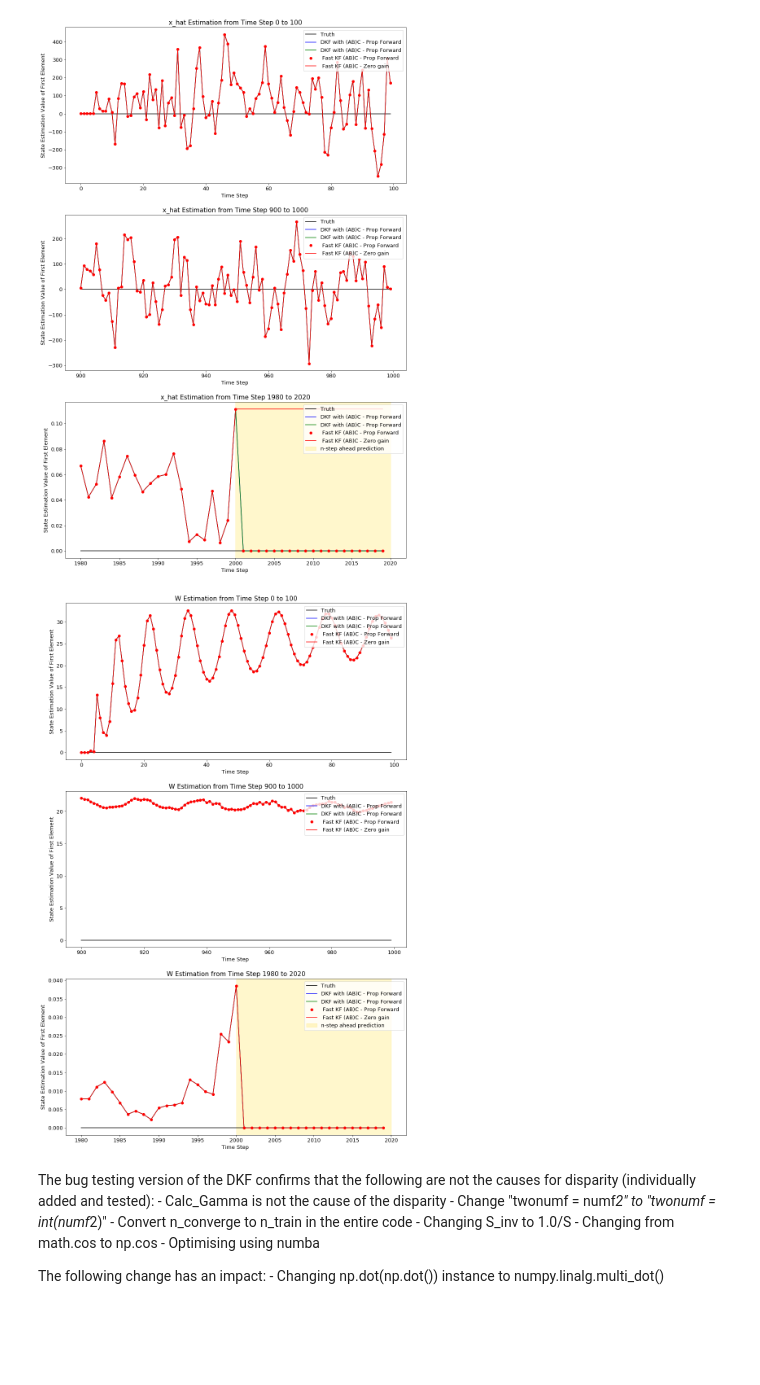
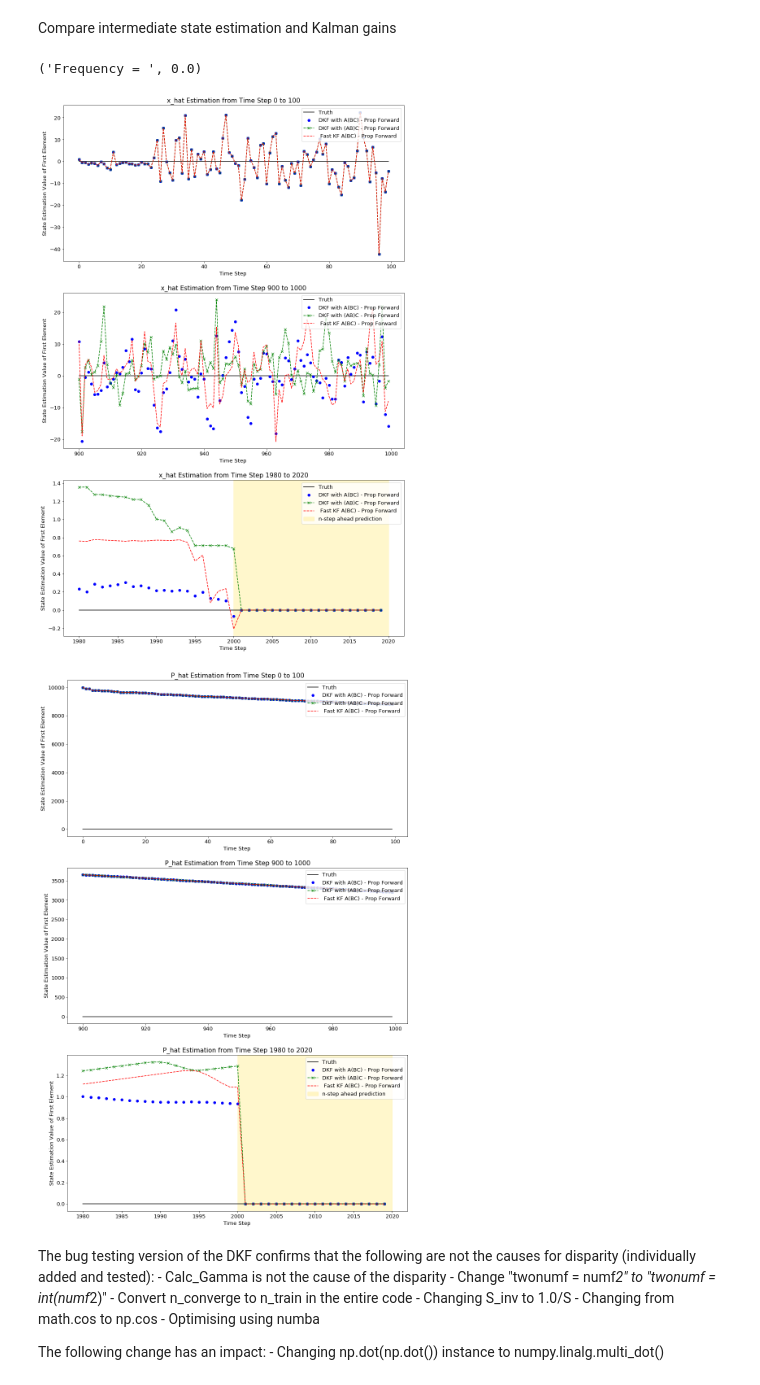
Before and after one commit to riddhisw/predictiveest, a Jupyter notebook: Bug Testing.ipynb, the cells around one changed output. Cells and saved outputs as stored; diff of their text form; code cells hidden in the pictures; blank space fills up the shorter version.

Commit message:
More bug testing: S, S_inv and W in calc_Kalman_gain are likely to be responsible for numerical differences between kf_fast, detailed_kf and detailed_kf_bugtesting

```diff
--- a/Bug Testing.ipynb
+++ b/Bug Testing.ipynb
@@ -14,3 +89,6 @@ associativity = '(AB)C'
+# %%
+figname = 'Full_KF_with_intermediary'
+associativity = 'A(BC)' # A(BC) allows consistent calculation of the gain using "intermediary" variable.
 # %%
 import numpy as np
 
@@ -66,8 +144,8 @@ msmt_noise_params_ = [msmt_noise_mean_, msmt_noise_level_]
 ########################
 p0_ = 10000.0
 x0_ = 1.0
-optimal_sigma_ = 0.001
-optimal_R_ = 0.001
+optimal_sigma_ = 0.1
+optimal_R_ = 0.1
 b_delta_ = 0.5
 
 max_it_ = 5
@@ -163,34 +293,37 @@ plt.show()
+# %% [markdown]
+Compare intermediate state estimation and Kalman gains
 # %%
 import matplotlib.pyplot as plt
 import matplotlib as mpl
 mpl.rcParams['font.size']= 13
 
-item_list = ['x_hat', 'W']
+compnt = 0
+print("Frequency = ",Test_Object.basisA[int(compnt/2.0)])
+item_list = [ 'x_hat', 'P_hat' ]
 time_start = [0, 900, 1980]
-time_end = [100, 1000, 2020]
+time_end =[100, 1000, 2020]
 i=0
 for idx_k in xrange(2):
     plt.figure(figsize=(15,24))
     for i in xrange(3):
         item = item_list[idx_k]
         plt.subplot(3,1,i+1)
         plt.title('%s Estimation from Time Step %s to %s' %(item, time_start[i], time_end[i]))
         plt.xlabel('Time Step ')
         plt.ylabel('State Estimation Value of First Element')
         plt.plot(range(time_start[i], time_end[i], 1), np.zeros(time_end[i] - time_start[i]), 'k', label='Truth')
-        plt.plot(range(time_start[i], time_end[i], 1), bug_dkf_object[item][0,0,time_start[i]:time_end[i]],'b' , label='DKF with %s - Prop Forward' %(associativity))
-        #plt.plot(range(time_start[i], time_end[i], 1), bug_dkf_object2[item][0,0,time_start[i]:time_end[i]],'b' , label='Another trial of DKF A(BC)')
-        plt.plot(range(time_start[i], time_end[i], 1), dkf_data_object[item][0,0,time_start[i]:time_end[i]], 'g' , label='DKF with (AB)C - Prop Forward')
-        plt.plot(range(time_start[i], time_end[i], 1), skf_data_object[item][0,0,time_start[i]:time_end[i]], 'ro', label=' Fast KF %s - Prop Forward'%(associativity))
-        plt.plot(range(time_start[i], time_end[i], 1), skf_data_object2[item][0,0,time_start[i]:time_end[i]], 'r', label=' Fast KF %s - Zero gain'%(associativity))
+        plt.plot(range(time_start[i], time_end[i], 1), bug_dkf_object[item][compnt,0,time_start[i]:time_end[i]],'bo' , label='DKF with %s - Prop Forward' %(associativity))
+        plt.plot(range(time_start[i], time_end[i], 1), dkf_data_object[item][compnt,0,time_start[i]:time_end[i]], 'gx--' , label='DKF with (AB)C - Prop Forward')
+        plt.plot(range(time_start[i], time_end[i], 1), skf_data_object[item][compnt,0,time_start[i]:time_end[i]], 'r--', label=' Fast KF %s - Prop Forward'%(associativity))
         if i==2:
             plt.axvspan(n_train_, time_end[i], ymin=0, ymax=1, color='gold', alpha=0.2, label='n-step ahead prediction ')
         plt.legend(loc=1)
     plt.savefig(figname+item, format="svg")
     plt.show()
 # %% [output]
+('Frequency = ', 0.0)
-[figure, old version]
+[figure, new version]
-[figure, old version]
+[figure, new version]
 # %% [markdown]
 The bug testing version of the DKF confirms that the following are not the causes for disparity (individually added and tested):
     - Calc_Gamma is not the cause of the disparity
```
Also changed, not shown: parts of 20 cells of this notebook, 1 other file.
